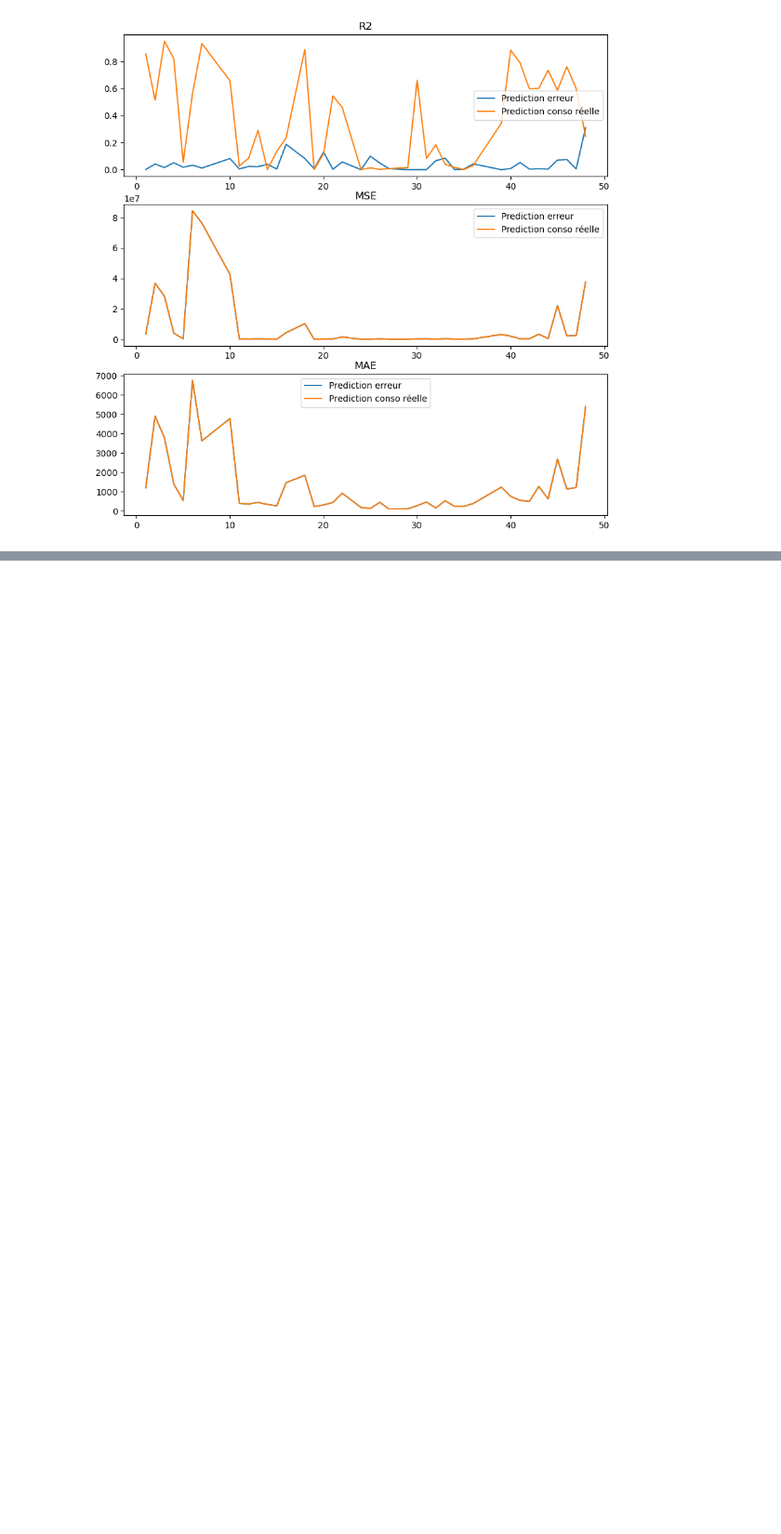
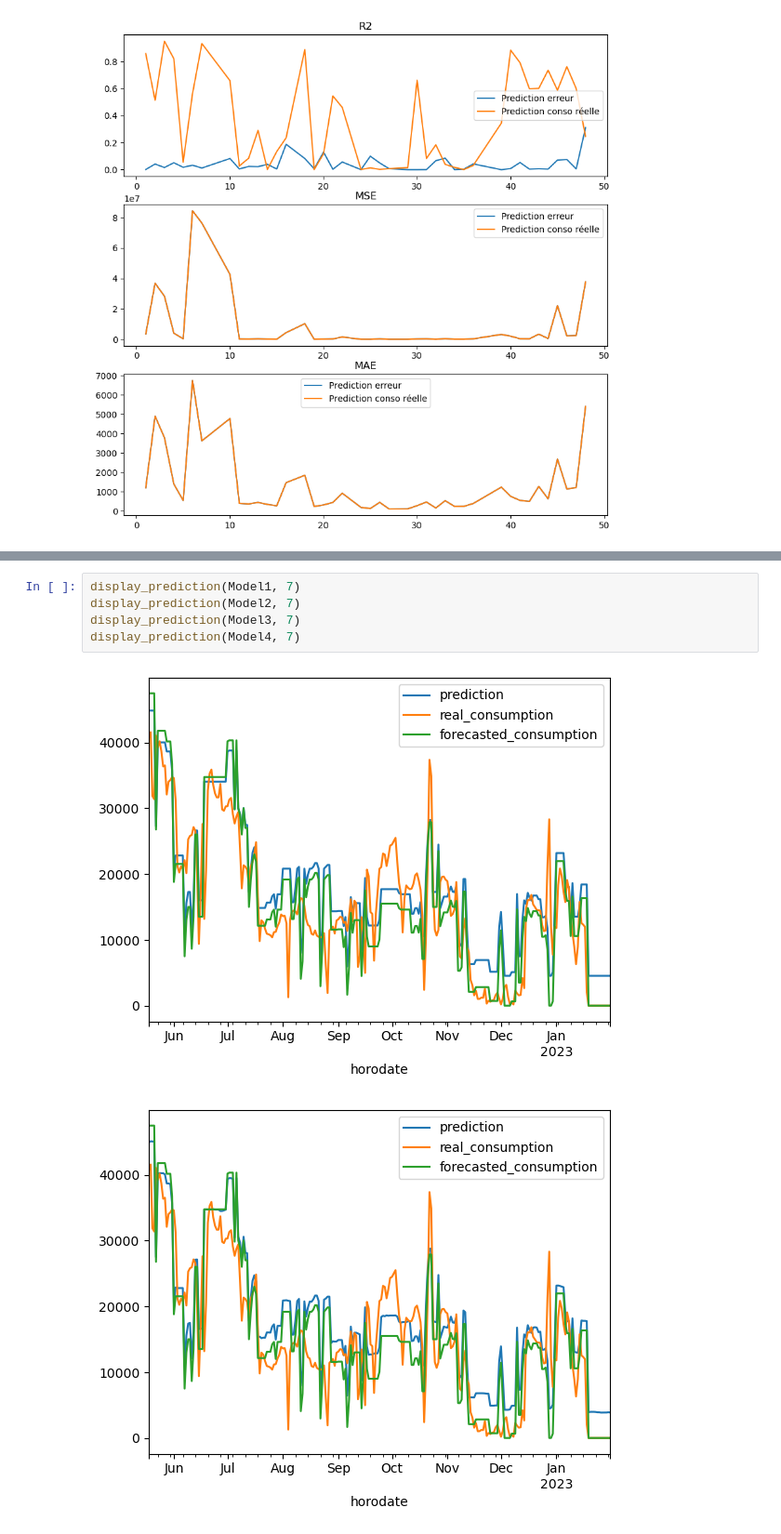
Before and after one commit to Damidoum/predictionClient, a Jupyter notebook: Notebooks/synthese.ipynb, the cells around one changed output, grey strips where cells are left out. Shown at 93% size. Drawn from its saved outputs; the diff is of its cells as text; blank space fills up the shorter version.

```diff
--- a/Notebooks/synthese.ipynb
+++ b/Notebooks/synthese.ipynb
@@ -328,0 +323,8 @@ display_prediction(Model3, 15)
+# %%
+display_prediction(Model1, 7)
+display_prediction(Model2, 7)
+display_prediction(Model3, 7)
+display_prediction(Model4, 7)
+# %% [output]
+[figure, added]
+[figure, added]
```
Also changed, not shown: parts of 19 cells of this notebook.
